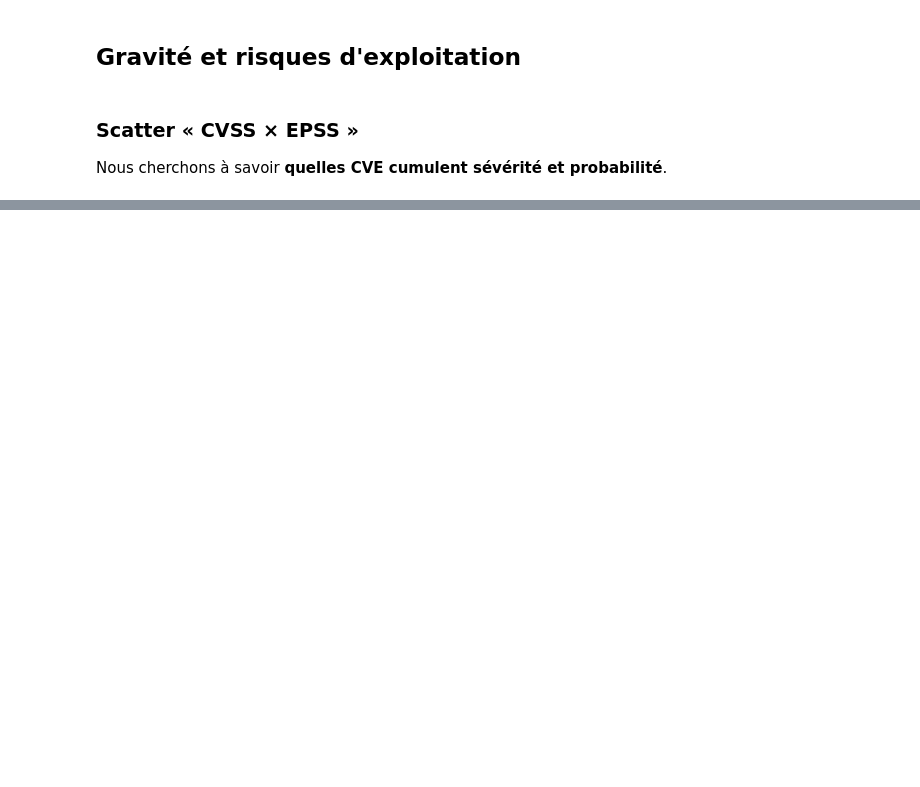
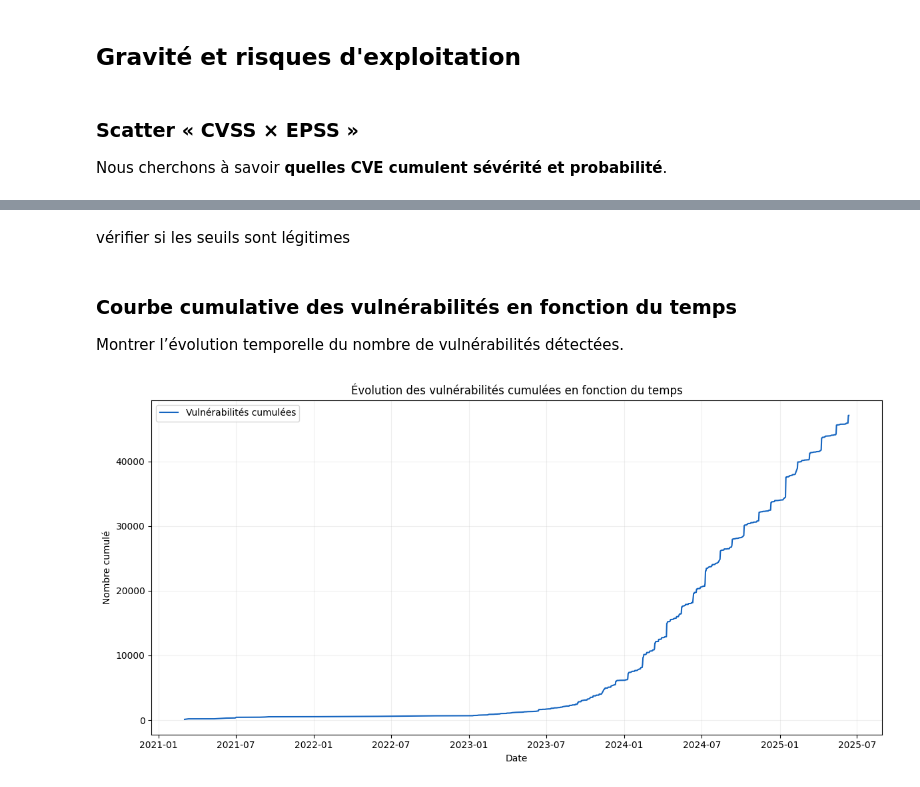
Before and after one commit to DorDNS/AtelierDS_PRJ, a Jupyter notebook: notebooks/analysis.ipynb, the cells around one changed output, grey strips where cells are left out. Saved outputs shown, nothing was run; the diff lists cells and outputs as text; code cells hidden in the pictures; blank space fills up the shorter version.

```diff
--- a/notebooks/analysis.ipynb
+++ b/notebooks/analysis.ipynb
@@ -97,0 +122,24 @@ print(f"{len(urgences)} urgences enregistrées → {OUTPUT_DIR / 'urgences_cve.c
+# %% [markdown]
+vérifier si les seuils sont légitimes
+# %% [markdown]
+### Courbe cumulative des vulnérabilités en fonction du temps
+
+Montrer l’évolution temporelle du nombre de vulnérabilités détectées.
+# %%
+plt.figure(figsize=(12, 6))
+
+# Regrouper par date et compter les vulnérabilités
+vulnerabilites_cumulatives = df.groupby("date").size().cumsum()
+
+# Tracer la courbe cumulative
+plt.plot(vulnerabilites_cumulatives.index, vulnerabilites_cumulatives.values, color="#1565C0", label="Vulnérabilités cumulées")
+
+plt.xlabel("Date")
+plt.ylabel("Nombre cumulé")
+plt.title("Évolution des vulnérabilités cumulées en fonction du temps")
+plt.legend()
+plt.grid(alpha=0.2)
+plt.tight_layout()
+plt.show()
+# %% [output]
+[figure, added]
```
Also changed, not shown: parts of 17 cells of this notebook.
